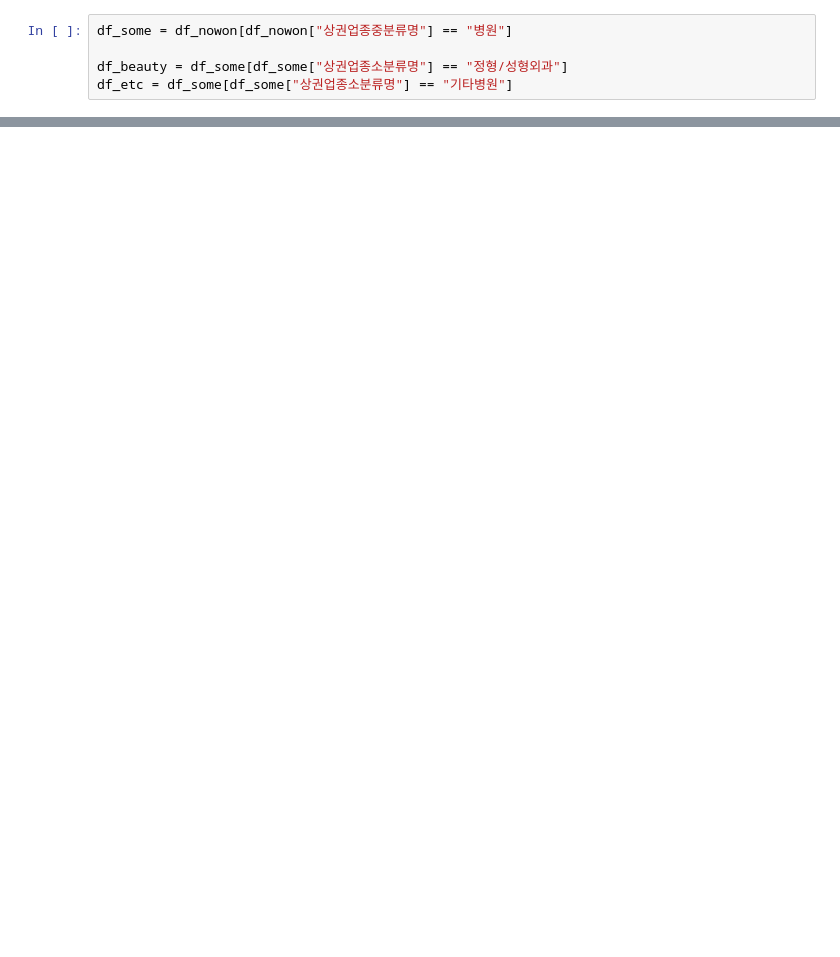
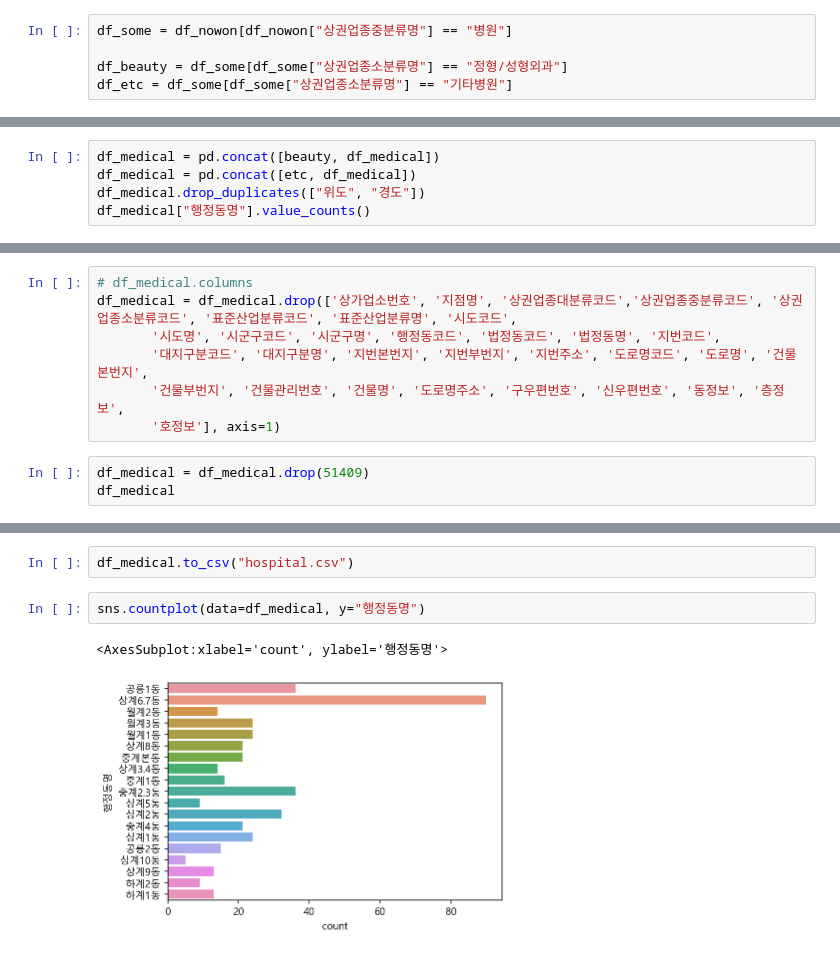
Before and after one commit to seoyoungSohn/CapstoneDesign1, a Jupyter notebook: old_infra/병원 데이터 전처리.ipynb, the cells around one changed output, grey strips where cells are left out. Cells and saved outputs as stored; diff of their text form; blank space fills up the shorter version.

```diff
--- a/old_infra/병원 데이터 전처리.ipynb
+++ b/old_infra/병원 데이터 전처리.ipynb
@@ -97,2 +97,7 @@ etc["행정동명"].value_counts()
 중계1동      1
 Name: 행정동명, dtype: int64
+# %%
+df_medical = pd.concat([beauty, df_medical])
+df_medical = pd.concat([etc, df_medical])
+df_medical.drop_duplicates(["위도", "경도"])
+df_medical["행정동명"].value_counts()
@@ -98,0 +125,10 @@ Name: 행정동명, dtype: int64
+# %%
+# df_medical.columns
+df_medical = df_medical.drop(['상가업소번호', '지점명', '상권업종대분류코드','상권업종중분류코드', '상권업종소분류코드', '표준산업분류코드', '표준산업분류명', '시도코드',
+       '시도명', '시군구코드', '시군구명', '행정동코드', '법정동코드', '법정동명', '지번코드',
+       '대지구분코드', '대지구분명', '지번본번지', '지번부번지', '지번주소', '도로명코드', '도로명', '건물본번지',
+       '건물부번지', '건물관리번호', '건물명', '도로명주소', '구우편번호', '신우편번호', '동정보', '층정보',
+       '호정보'], axis=1)
+# %%
+df_medical = df_medical.drop(51409)
+df_medical
@@ -99,2 +186,9 @@ Name: 행정동명, dtype: int64
+# %%
+df_medical.to_csv("hospital.csv")
+# %%
+sns.countplot(data=df_medical, y="행정동명")
+# %% [output]
+<AxesSubplot:xlabel='count', ylabel='행정동명'>
+[figure, added]
 # %%
 # 최종
```
Also changed, not shown: parts of 9 cells of this notebook, 2 other files.
